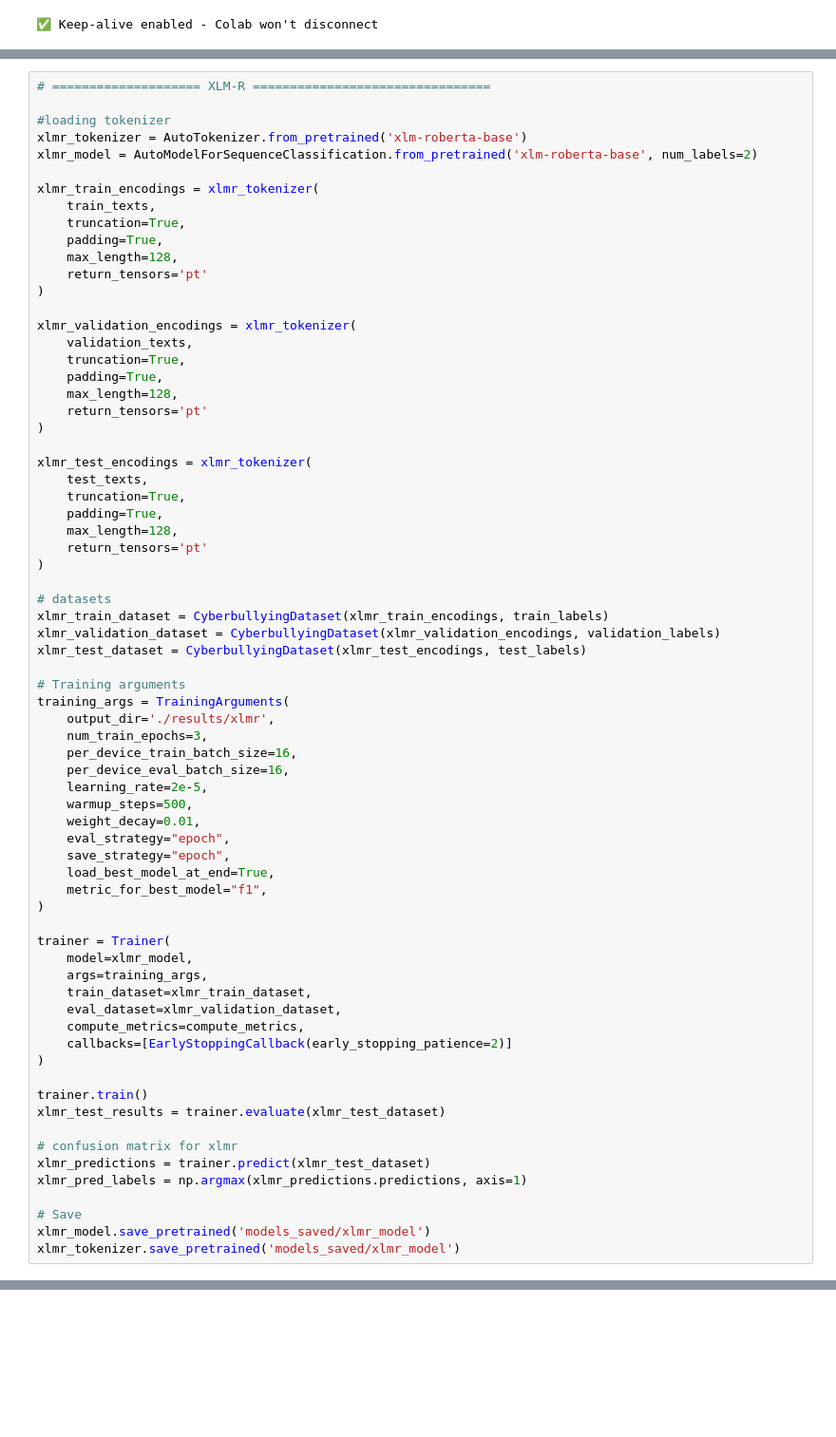
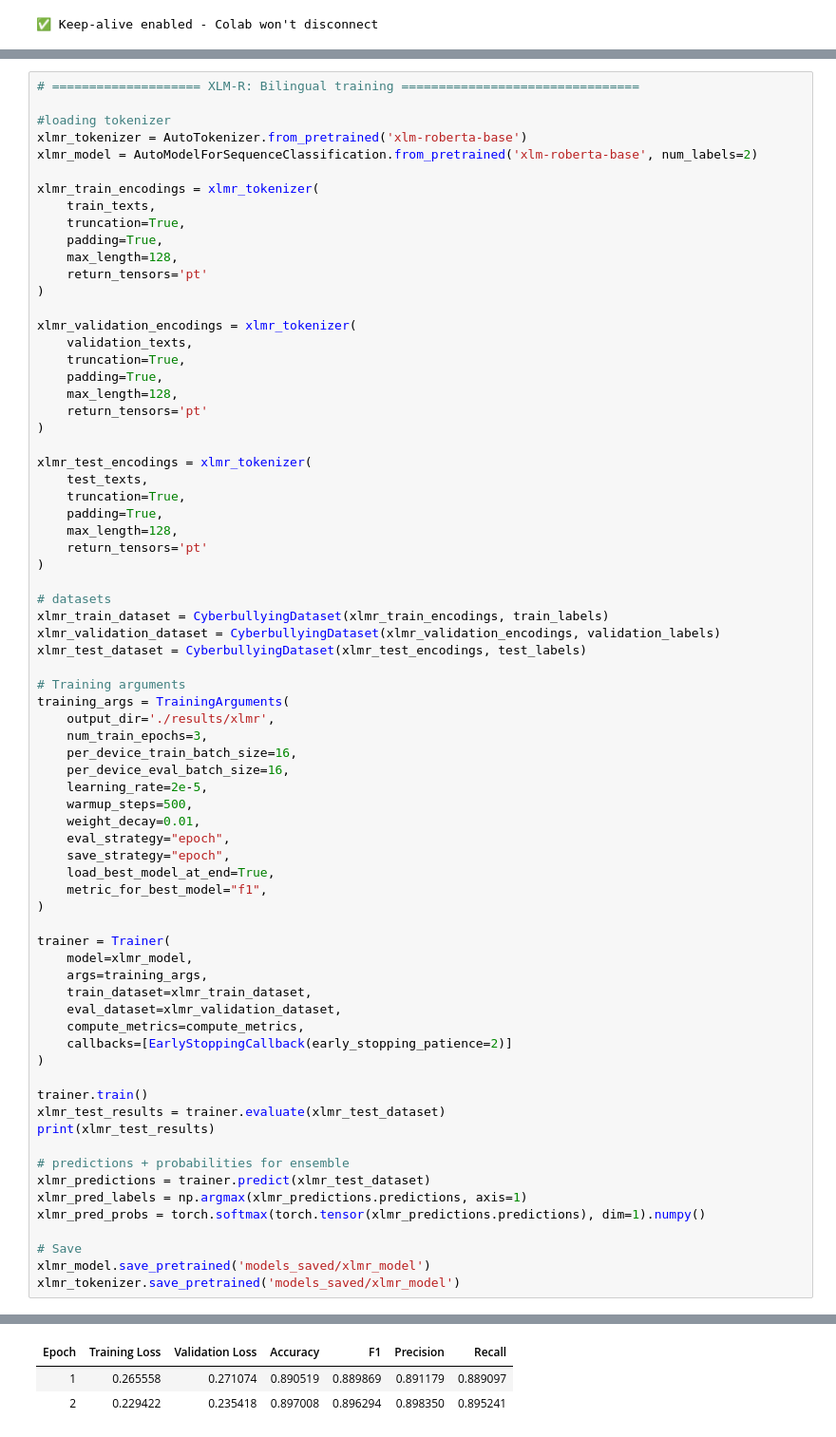
Before and after one commit to YusrahS/Cyberbullying-Detection-in-Bilingual-English-Spanish-Text-A-Comparative-Study-, a Jupyter notebook: Notebooks/Notebook_5_Transformers.ipynb, the cells around one changed output, grey strips where cells are left out. Shown at 95% size. Saved outputs shown, nothing was run; the diff lists cells and outputs as text; blank space fills up the shorter version.

```diff
--- a/Notebooks/Notebook_5_Transformers.ipynb
+++ b/Notebooks/Notebook_5_Transformers.ipynb
@@ -167,5 +255,5 @@ keep_alive()
 # %%
-# ==================== XLM-R ================================
+# ==================== XLM-R: Bilingual training ================================
 
 #loading tokenizer
 xlmr_tokenizer = AutoTokenizer.from_pretrained('xlm-roberta-base')
@@ -226,10 +314,12 @@ trainer = Trainer(
 
 trainer.train()
 xlmr_test_results = trainer.evaluate(xlmr_test_dataset)
+print(xlmr_test_results)
 
-# confusion matrix for xlmr
+# predictions + probabilities for ensemble
 xlmr_predictions = trainer.predict(xlmr_test_dataset)
 xlmr_pred_labels = np.argmax(xlmr_predictions.predictions, axis=1)
+xlmr_pred_probs = torch.softmax(torch.tensor(xlmr_predictions.predictions), dim=1).numpy()
 
 # Save
 xlmr_model.save_pretrained('models_saved/xlmr_model')
@@ -240,0 +349,3 @@ KeyboardInterrupt:
+| Epoch | Training Loss | Validation Loss | Accuracy | F1 | Precision | Recall |
+| 1 | 0.265558 | 0.271074 | 0.890519 | 0.889869 | 0.891179 | 0.889097 |
+| 2 | 0.229422 | 0.235418 | 0.897008 | 0.896294 | 0.898350 | 0.895241 |
```
Also changed, not shown: parts of 34 cells of this notebook.
